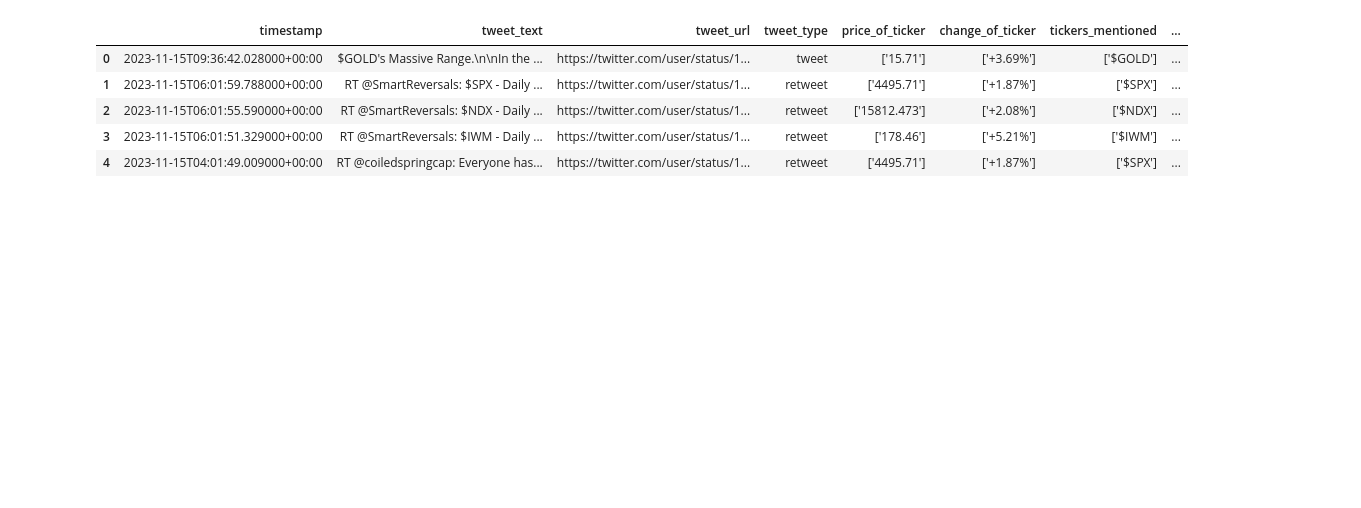
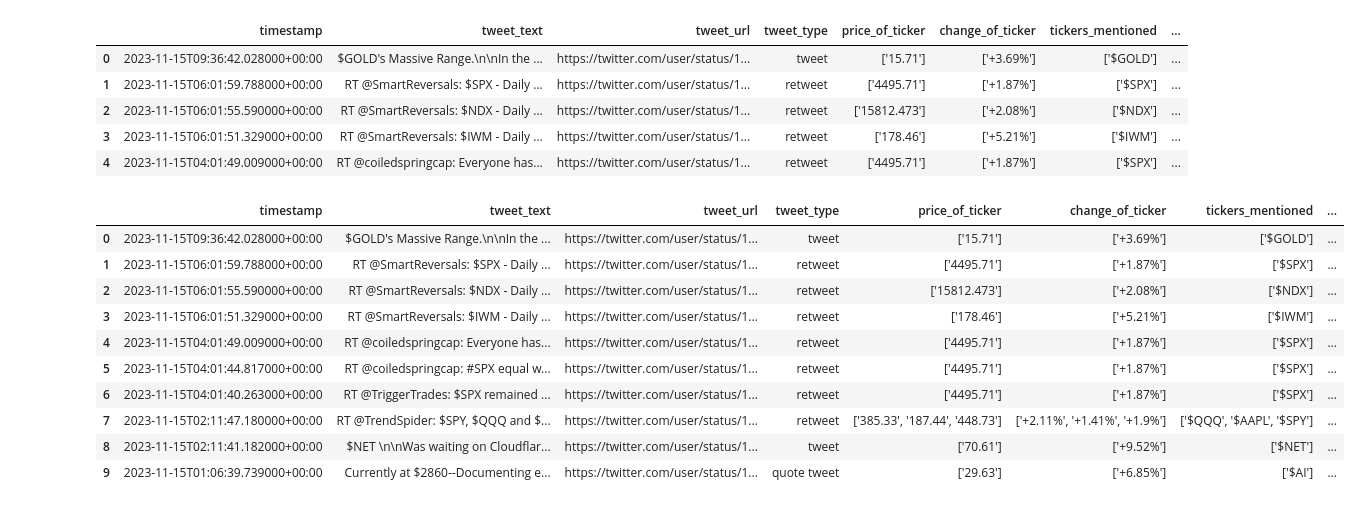
Before and after one commit to premstaller1/SHAP-DS2, a Jupyter notebook: Stock_market_Shap_analysis_pascal.ipynb, the cells around one changed output. Cells and saved outputs as stored; diff of their text form; code cells hidden in the pictures; blank space fills up the shorter version.

```diff
--- a/Stock_market_Shap_analysis_pascal.ipynb
+++ b/Stock_market_Shap_analysis_pascal.ipynb
@@ -18,6 +18,20 @@ df.head()
 from transformers import pipeline
 # %%
 pipe = pipeline("text-classification", model="mrm8488/distilroberta-finetuned-financial-news-sentiment-analysis")
+# %%
+df
+# %% [output]
+|  | timestamp | tweet_text | tweet_url | tweet_type | price_of_ticker | change_of_ticker | tickers_mentioned | ... |
+| 0 | 2023-11-15T09:36:42.028000+00:00 | $GOLD's Massive Range.\n\nIn the ... | https://twitter.com/user/status/1... | tweet | ['15.71'] | ['+3.69%'] | ['$GOLD'] | ... |
+| 1 | 2023-11-15T06:01:59.788000+00:00 | RT @SmartReversals: $SPX - Daily ... | https://twitter.com/user/status/1... | retweet | ['4495.71'] | ['+1.87%'] | ['$SPX'] | ... |
+| 2 | 2023-11-15T06:01:55.590000+00:00 | RT @SmartReversals: $NDX - Daily ... | https://twitter.com/user/status/1... | retweet | ['15812.473'] | ['+2.08%'] | ['$NDX'] | ... |
+| 3 | 2023-11-15T06:01:51.329000+00:00 | RT @SmartReversals: $IWM - Daily ... | https://twitter.com/user/status/1... | retweet | ['178.46'] | ['+5.21%'] | ['$IWM'] | ... |
+| 4 | 2023-11-15T04:01:49.009000+00:00 | RT @coiledspringcap: Everyone has... | https://twitter.com/user/status/1... | retweet | ['4495.71'] | ['+1.87%'] | ['$SPX'] | ... |
+| 5 | 2023-11-15T04:01:44.817000+00:00 | RT @coiledspringcap: #SPX equal w... | https://twitter.com/user/status/1... | retweet | ['4495.71'] | ['+1.87%'] | ['$SPX'] | ... |
+| 6 | 2023-11-15T04:01:40.263000+00:00 | RT @TriggerTrades: $SPX remained ... | https://twitter.com/user/status/1... | retweet | ['4495.71'] | ['+1.87%'] | ['$SPX'] | ... |
+| 7 | 2023-11-15T02:11:47.180000+00:00 | RT @TrendSpider: $SPY, $QQQ and $... | https://twitter.com/user/status/1... | retweet | ['385.33', '187.44', '448.73'] | ['+2.11%', '+1.41%', '+1.9%'] | ['$QQQ', '$AAPL', '$SPY'] | ... |
+| 8 | 2023-11-15T02:11:41.182000+00:00 | $NET \n\nWas waiting on Cloudflar... | https://twitter.com/user/status/1... | tweet | ['70.61'] | ['+9.52%'] | ['$NET'] | ... |
+| 9 | 2023-11-15T01:06:39.739000+00:00 | Currently at $2860--Documenting e... | https://twitter.com/user/status/1... | quote tweet | ['29.63'] | ['+6.85%'] | ['$AI'] | ... |
 # %%
 predictions = [pipe(text)[0]['label'] for text in df["tweet_text"]]
 df['Sentiment'] = predictions
```
Also changed, not shown: parts of 4 cells of this notebook.
